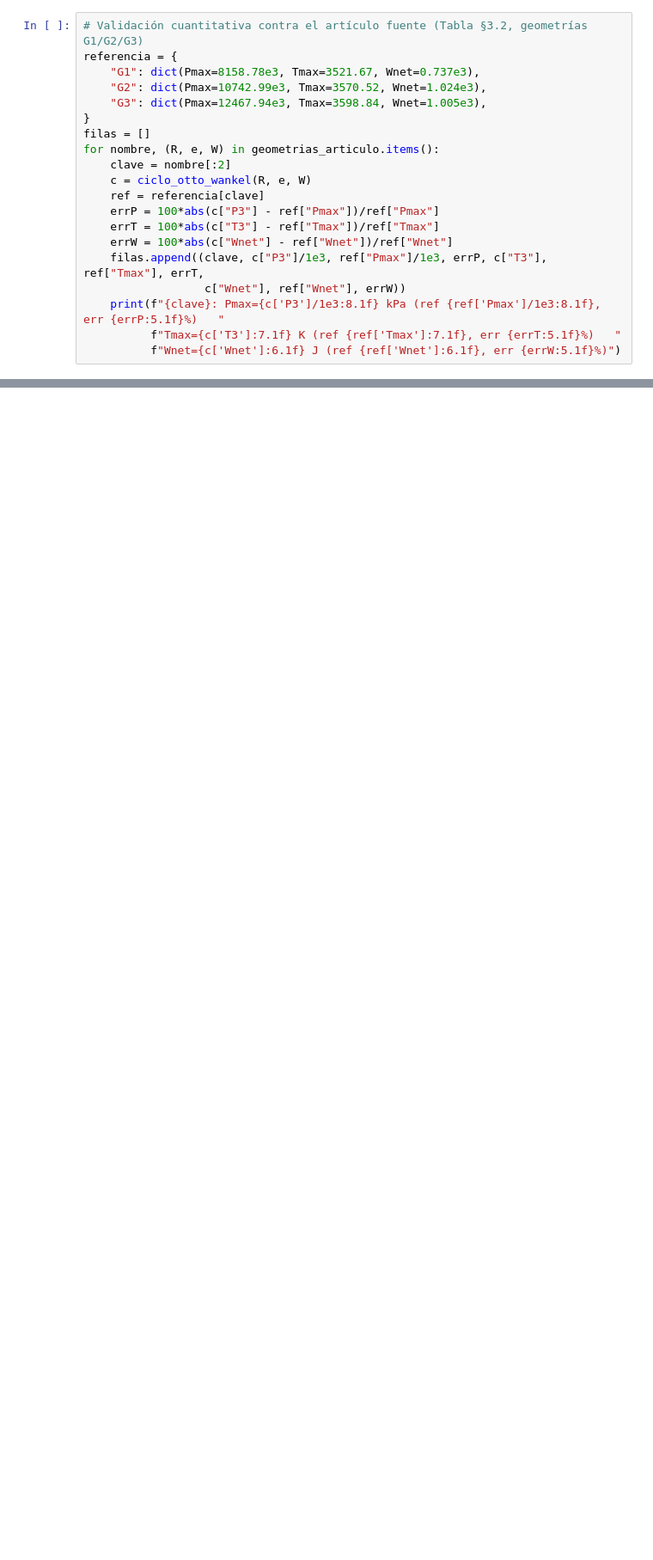
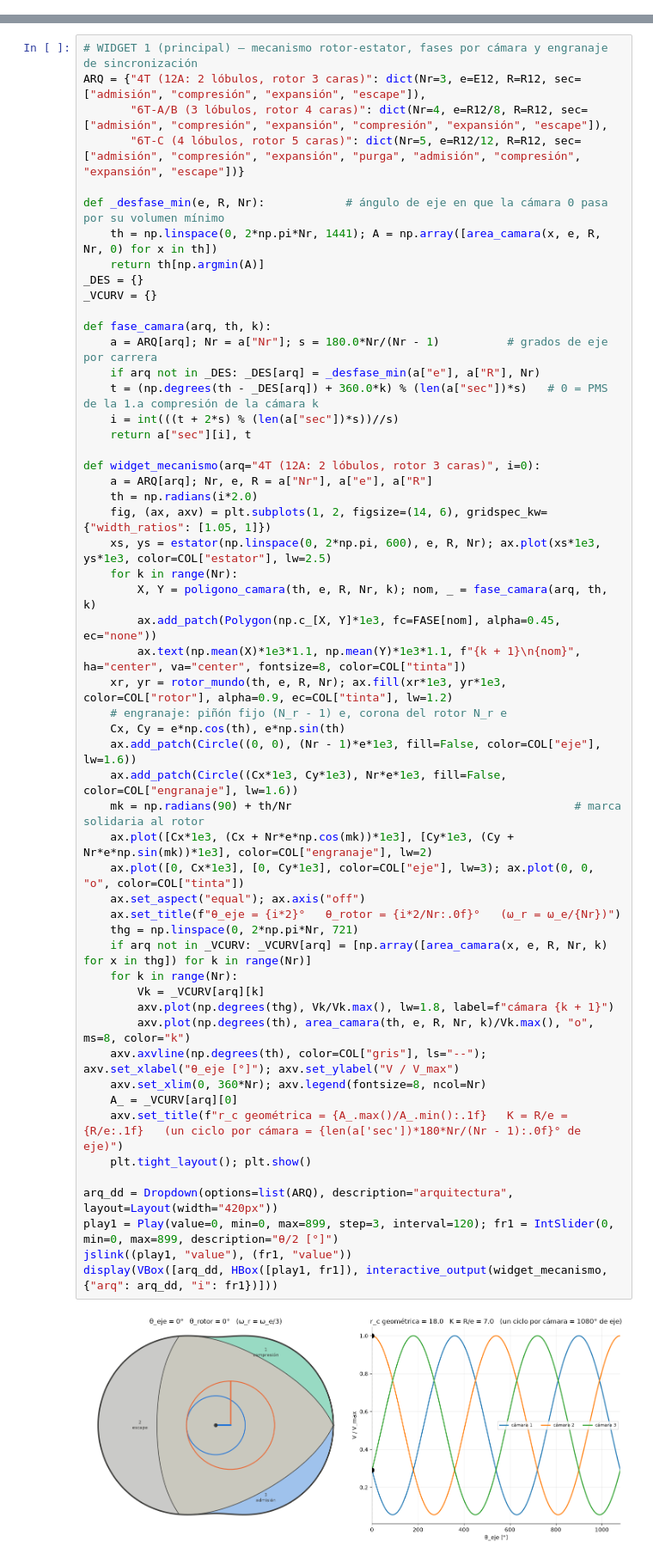
Before and after one commit to camilobayonaroa/ThermalMachines, a Jupyter notebook: notebooks/11b_Bonus_Motor_Wankel.ipynb, the cells around one changed output, grey strips where cells are left out. Shown at 86% size. Drawn from its saved outputs; the diff is of its cells as text; blank space fills up the shorter version.

Commit message:
NB11b: motor Wankel 4T y 6T con química, validado contra Yamamoto 12A
Co-Authored-By: Claude Opus 5.5 <noreply@anthropic.com>

```diff
--- a/notebooks/11b_Bonus_Motor_Wankel.ipynb
+++ b/notebooks/11b_Bonus_Motor_Wankel.ipynb
@@ -339,20 +0,0 @@ Comparamos $P_{max}$, $T_{max}$ y $W_{net}$ contra los valores publicados para G
-# %%
-# Validación cuantitativa contra el artículo fuente (Tabla §3.2, geometrías G1/G2/G3)
-referencia = {
-    "G1": dict(Pmax=8158.78e3, Tmax=3521.67, Wnet=0.737e3),
-    "G2": dict(Pmax=10742.99e3, Tmax=3570.52, Wnet=1.024e3),
-    "G3": dict(Pmax=12467.94e3, Tmax=3598.84, Wnet=1.005e3),
-}
-filas = []
-for nombre, (R, e, W) in geometrias_articulo.items():
-    clave = nombre[:2]
-    c = ciclo_otto_wankel(R, e, W)
-    ref = referencia[clave]
-    errP = 100*abs(c["P3"] - ref["Pmax"])/ref["Pmax"]
-    errT = 100*abs(c["T3"] - ref["Tmax"])/ref["Tmax"]
-    errW = 100*abs(c["Wnet"] - ref["Wnet"])/ref["Wnet"]
-    filas.append((clave, c["P3"]/1e3, ref["Pmax"]/1e3, errP, c["T3"], ref["Tmax"], errT,
-                  c["Wnet"], ref["Wnet"], errW))
-    print(f"{clave}: Pmax={c['P3']/1e3:8.1f} kPa (ref {ref['Pmax']/1e3:8.1f}, err {errP:5.1f}%)   "
-          f"Tmax={c['T3']:7.1f} K (ref {ref['Tmax']:7.1f}, err {errT:5.1f}%)   "
-          f"Wnet={c['Wnet']:6.1f} J (ref {ref['Wnet']:6.1f}, err {errW:5.1f}%)")
@@ -630,0 +170,56 @@ print(f"✔ Pmax dentro de la tolerancia ampliada y declarada (máx. {max(errore
+# %%
+# WIDGET 1 (principal) — mecanismo rotor-estator, fases por cámara y engranaje de sincronización
+ARQ = {"4T (12A: 2 lóbulos, rotor 3 caras)": dict(Nr=3, e=E12, R=R12, sec=["admisión", "compresión", "expansión", "escape"]),
+       "6T-A/B (3 lóbulos, rotor 4 caras)": dict(Nr=4, e=R12/8, R=R12, sec=["admisión", "compresión", "expansión", "compresión", "expansión", "escape"]),
+       "6T-C (4 lóbulos, rotor 5 caras)": dict(Nr=5, e=R12/12, R=R12, sec=["admisión", "compresión", "expansión", "purga", "admisión", "compresión", "expansión", "escape"])}
+
+def _desfase_min(e, R, Nr):            # ángulo de eje en que la cámara 0 pasa por su volumen mínimo
+    th = np.linspace(0, 2*np.pi*Nr, 1441); A = np.array([area_camara(x, e, R, Nr, 0) for x in th])
+    return th[np.argmin(A)]
+_DES = {}
+_VCURV = {}
+
+def fase_camara(arq, th, k):
+    a = ARQ[arq]; Nr = a["Nr"]; s = 180.0*Nr/(Nr - 1)          # grados de eje por carrera
+    if arq not in _DES: _DES[arq] = _desfase_min(a["e"], a["R"], Nr)
+    t = (np.degrees(th - _DES[arq]) + 360.0*k) % (len(a["sec"])*s)   # 0 = PMS de la 1.a compresión de la cámara k
+    i = int(((t + 2*s) % (len(a["sec"])*s))//s)
+    return a["sec"][i], t
+
+def widget_mecanismo(arq="4T (12A: 2 lóbulos, rotor 3 caras)", i=0):
+    a = ARQ[arq]; Nr, e, R = a["Nr"], a["e"], a["R"]
+    th = np.radians(i*2.0)
+    fig, (ax, axv) = plt.subplots(1, 2, figsize=(14, 6), gridspec_kw={"width_ratios": [1.05, 1]})
+    xs, ys = estator(np.linspace(0, 2*np.pi, 600), e, R, Nr); ax.plot(xs*1e3, ys*1e3, color=COL["estator"], lw=2.5)
+    for k in range(Nr):
+        X, Y = poligono_camara(th, e, R, Nr, k); nom, _ = fase_camara(arq, th, k)
+        ax.add_patch(Polygon(np.c_[X, Y]*1e3, fc=FASE[nom], alpha=0.45, ec="none"))
+        ax.text(np.mean(X)*1e3*1.1, np.mean(Y)*1e3*1.1, f"{k + 1}\n{nom}", ha="center", va="center", fontsize=8, color=COL["tinta"])
+    xr, yr = rotor_mundo(th, e, R, Nr); ax.fill(xr*1e3, yr*1e3, color=COL["rotor"], alpha=0.9, ec=COL["tinta"], lw=1.2)
+    # engranaje: piñón fijo (N_r - 1) e, corona del rotor N_r e
+    Cx, Cy = e*np.cos(th), e*np.sin(th)
+    ax.add_patch(Circle((0, 0), (Nr - 1)*e*1e3, fill=False, color=COL["eje"], lw=1.6))
+    ax.add_patch(Circle((Cx*1e3, Cy*1e3), Nr*e*1e3, fill=False, color=COL["engranaje"], lw=1.6))
+    mk = np.radians(90) + th/Nr                                          # marca solidaria al rotor
+    ax.plot([Cx*1e3, (Cx + Nr*e*np.cos(mk))*1e3], [Cy*1e3, (Cy + Nr*e*np.sin(mk))*1e3], color=COL["engranaje"], lw=2)
+    ax.plot([0, Cx*1e3], [0, Cy*1e3], color=COL["eje"], lw=3); ax.plot(0, 0, "o", color=COL["tinta"])
+    ax.set_aspect("equal"); ax.axis("off")
+    ax.set_title(f"θ_eje = {i*2}°   θ_rotor = {i*2/Nr:.0f}°   (ω_r = ω_e/{Nr})")
+    thg = np.linspace(0, 2*np.pi*Nr, 721)
+    if arq not in _VCURV: _VCURV[arq] = [np.array([area_camara(x, e, R, Nr, k) for x in thg]) for k in range(Nr)]
+    for k in range(Nr):
+        Vk = _VCURV[arq][k]
+        axv.plot(np.degrees(thg), Vk/Vk.max(), lw=1.8, label=f"cámara {k + 1}")
+        axv.plot(np.degrees(th), area_camara(th, e, R, Nr, k)/Vk.max(), "o", ms=8, color="k")
+    axv.axvline(np.degrees(th), color=COL["gris"], ls="--"); axv.set_xlabel("θ_eje [°]"); axv.set_ylabel("V / V_max")
+    axv.set_xlim(0, 360*Nr); axv.legend(fontsize=8, ncol=Nr)
+    A_ = _VCURV[arq][0]
+    axv.set_title(f"r_c geométrica = {A_.max()/A_.min():.1f}   K = R/e = {R/e:.1f}   (un ciclo por cámara = {len(a['sec'])*180*Nr/(Nr - 1):.0f}° de eje)")
+    plt.tight_layout(); plt.show()
+
+arq_dd = Dropdown(options=list(ARQ), description="arquitectura", layout=Layout(width="420px"))
+play1 = Play(value=0, min=0, max=899, step=3, interval=120); fr1 = IntSlider(0, min=0, max=899, description="θ/2 [°]")
+jslink((play1, "value"), (fr1, "value"))
+display(VBox([arq_dd, HBox([play1, fr1]), interactive_output(widget_mecanismo, {"arq": arq_dd, "i": fr1})]))
+# %% [output]
+[figure, added]
```
Also changed, not shown: parts of 72 cells of this notebook, 9 other files.
